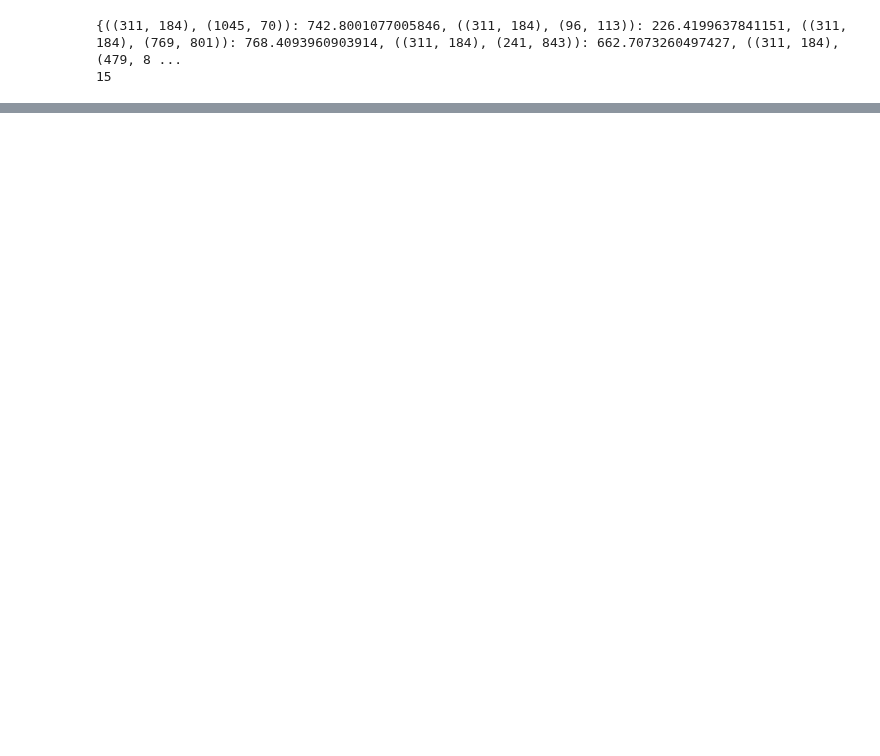
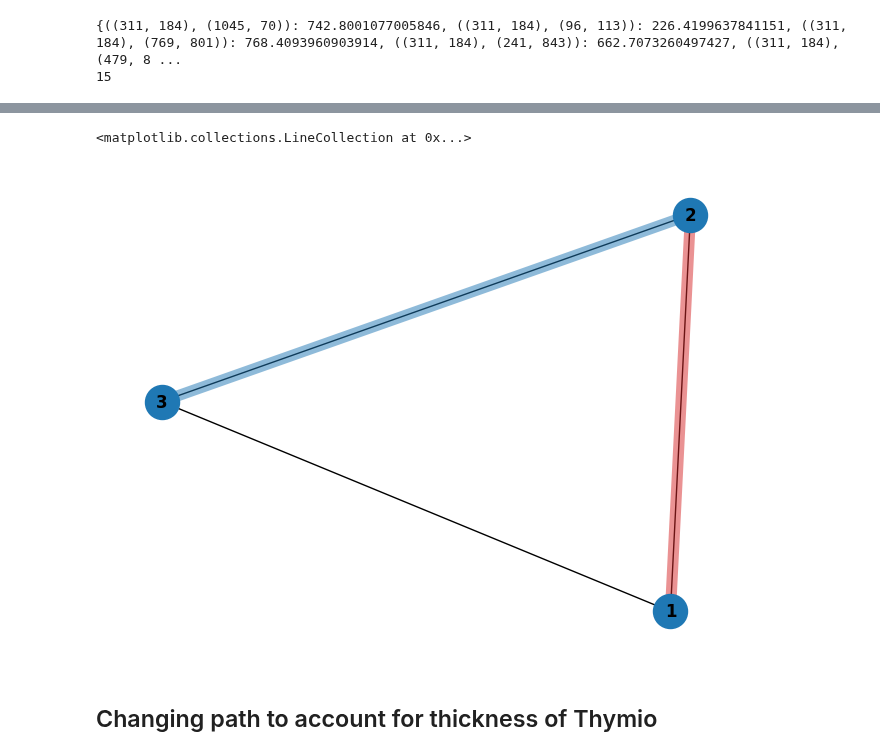
Before and after one commit to Owhenthesaints/Project_Basics_For_Mobile_Robotics, a Jupyter notebook: dependencies/Project path planing (2).ipynb, the cells around one changed output, grey strips where cells are left out. Saved outputs shown, nothing was run; the diff lists cells and outputs as text; code cells hidden in the pictures; blank space fills up the shorter version.

```diff
--- a/dependencies/Project path planing (2).ipynb
+++ b/dependencies/Project path planing (2).ipynb
@@ -320,0 +508,29 @@ print(len(euclidean_distances))
+# %%
+G2 = nx.Graph([(1, 2), (2,3), (1,3)])
+pos2 = nx.spring_layout(G2)
+G2[1][2]['weight'] = 100
+G2[2][3]['weight'] = 4.7
+G2[1][3]['weight'] = 4.7
+# edges
+nx.draw(G2, pos2, with_labels=True, node_size=600, font_weight='bold')
+nx.draw_networkx_edges(
+    G2,
+    pos2,
+    edgelist=[(1, 2)],
+    width=8,
+    alpha=0.5,
+    edge_color="tab:red",
+)
+nx.draw_networkx_edges(
+    G2,
+    pos2,
+    edgelist=[(2, 3)],
+    width=8,
+    alpha=0.5,
+    edge_color="tab:blue",
+)
+# %% [output]
+<matplotlib.collections.LineCollection at 0x...>
+[figure, added]
+# %% [markdown]
+## Changing path to account for thickness of Thymio
```
Also changed, not shown: parts of 15 cells of this notebook.
